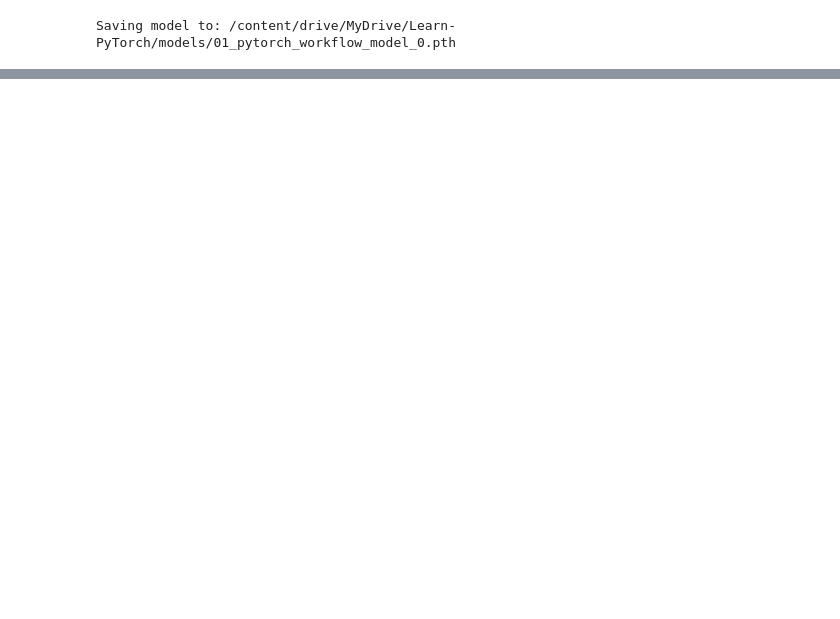
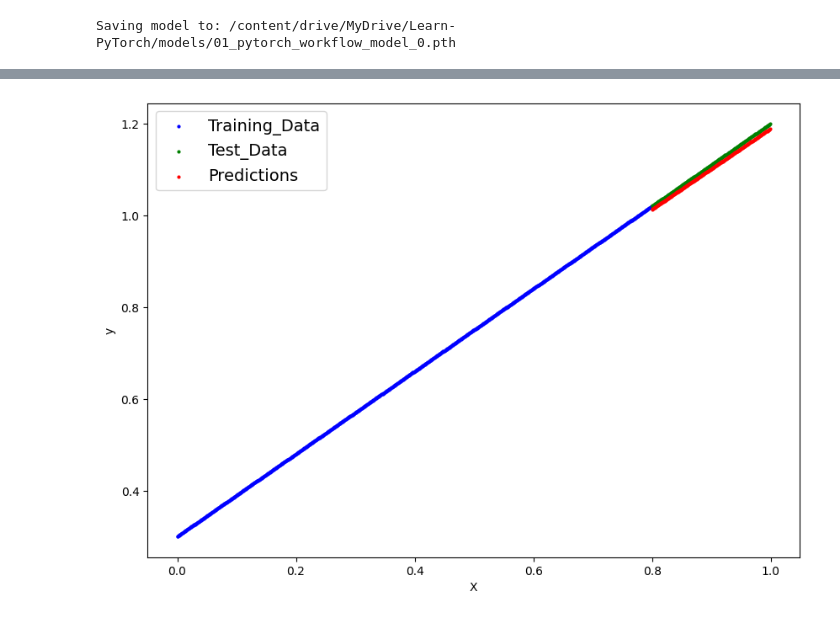
Before and after one commit to Khey17/100-Days-Of-ML-Code, a Jupyter notebook: Learn-PyTorch/01_PyTorch_WorkFlow.ipynb, the cells around one changed output, grey strips where cells are left out. Saved outputs shown, nothing was run; the diff lists cells and outputs as text; code cells hidden in the pictures; blank space fills up the shorter version.

```diff
--- a/Learn-PyTorch/01_PyTorch_WorkFlow.ipynb
+++ b/Learn-PyTorch/01_PyTorch_WorkFlow.ipynb
@@ -475,0 +673,14 @@ Saving model to: /content/drive/MyDrive/Learn-PyTorch/models/01_pytorch_workflow
+# %%
+# Setup the parameters
+torch.manual_seed(17)
+
+# Setup the model
+model_1 = LinearRegressionModelV2()
+
+# Loss function
+loss_fn = nn.L1Loss()
+
+# Optimizer
+optimizer = optim.SGD(params=model_1.parameters(), lr=0.01)
+
+model_1.state_dict()
@@ -475,0 +754,8 @@ Saving model to: /content/drive/MyDrive/Learn-PyTorch/models/01_pytorch_workflow
+# %%
+# visualize the predictions
+with torch.inference_mode():
+  y_preds = model_1(X_test)
+
+plot_predictions(X_train, y_train, X_test, y_test, predictions=y_preds)
+# %% [output]
+[figure, added]
```
Also changed, not shown: parts of 30 cells of this notebook.
